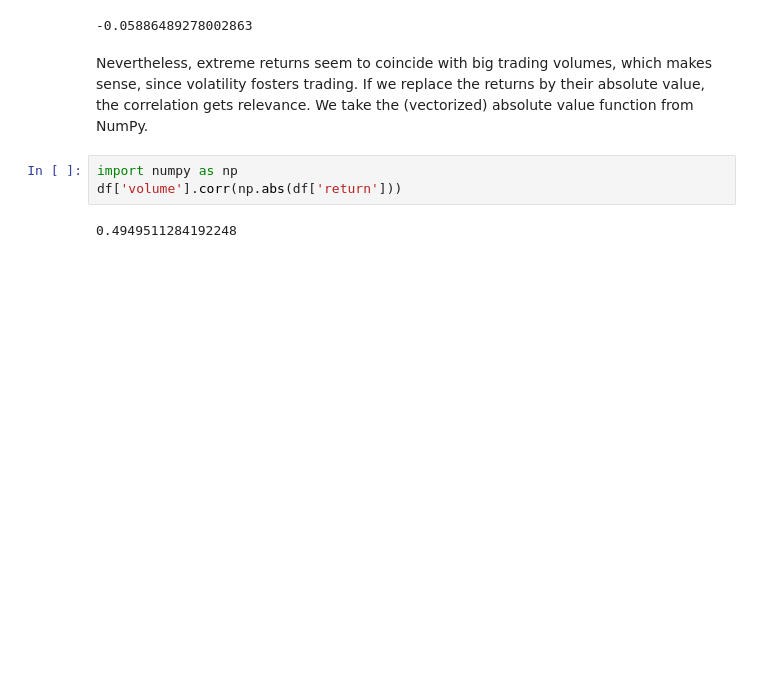
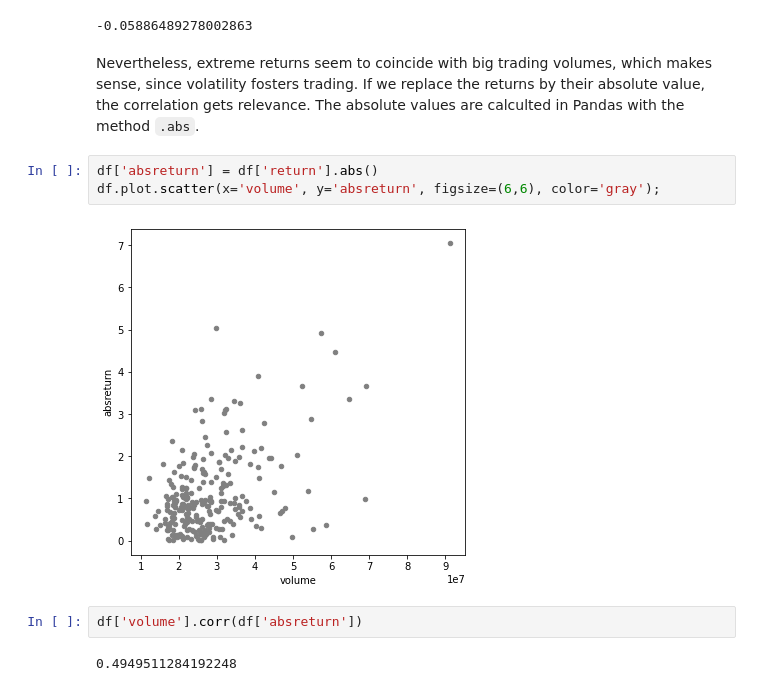
Before and after one commit to cinnData/DataSci, a Jupyter notebook: 4. Basic stats in Pandas/Example - Apple Inc. stock prices.ipynb, the cells around one changed output. Cells and saved outputs as stored; diff of their text form; blank space fills up the shorter version.

```diff
--- a/4. Basic stats in Pandas/Example - Apple Inc. stock prices.ipynb
+++ b/4. Basic stats in Pandas/Example - Apple Inc. stock prices.ipynb
@@ -207,9 +207,13 @@ df['volume'].corr(df['return'])
 # %% [output]
 -0.05886489278002863
 # %% [markdown]
-Nevertheless, extreme returns seem to coincide with big trading volumes, which makes sense, since volatility fosters trading. If we replace the returns by their absolute value, the correlation gets relevance. We take the (vectorized) absolute value function from NumPy.
+Nevertheless, extreme returns seem to coincide with big trading volumes, which makes sense, since volatility fosters trading. If we replace the returns by their absolute value, the correlation gets relevance. The absolute values are calculted in Pandas with the method `.abs`.
-# %%
-import numpy as np
-df['volume'].corr(np.abs(df['return']))
-# %% [output]
-0.4949511284192248
+# %%
+df['absreturn'] = df['return'].abs()
+df.plot.scatter(x='volume', y='absreturn', figsize=(6,6), color='gray');
+# %% [output]
+[figure, added]
+# %%
+df['volume'].corr(df['absreturn'])
+# %% [output]
+0.4949511284192248
```
